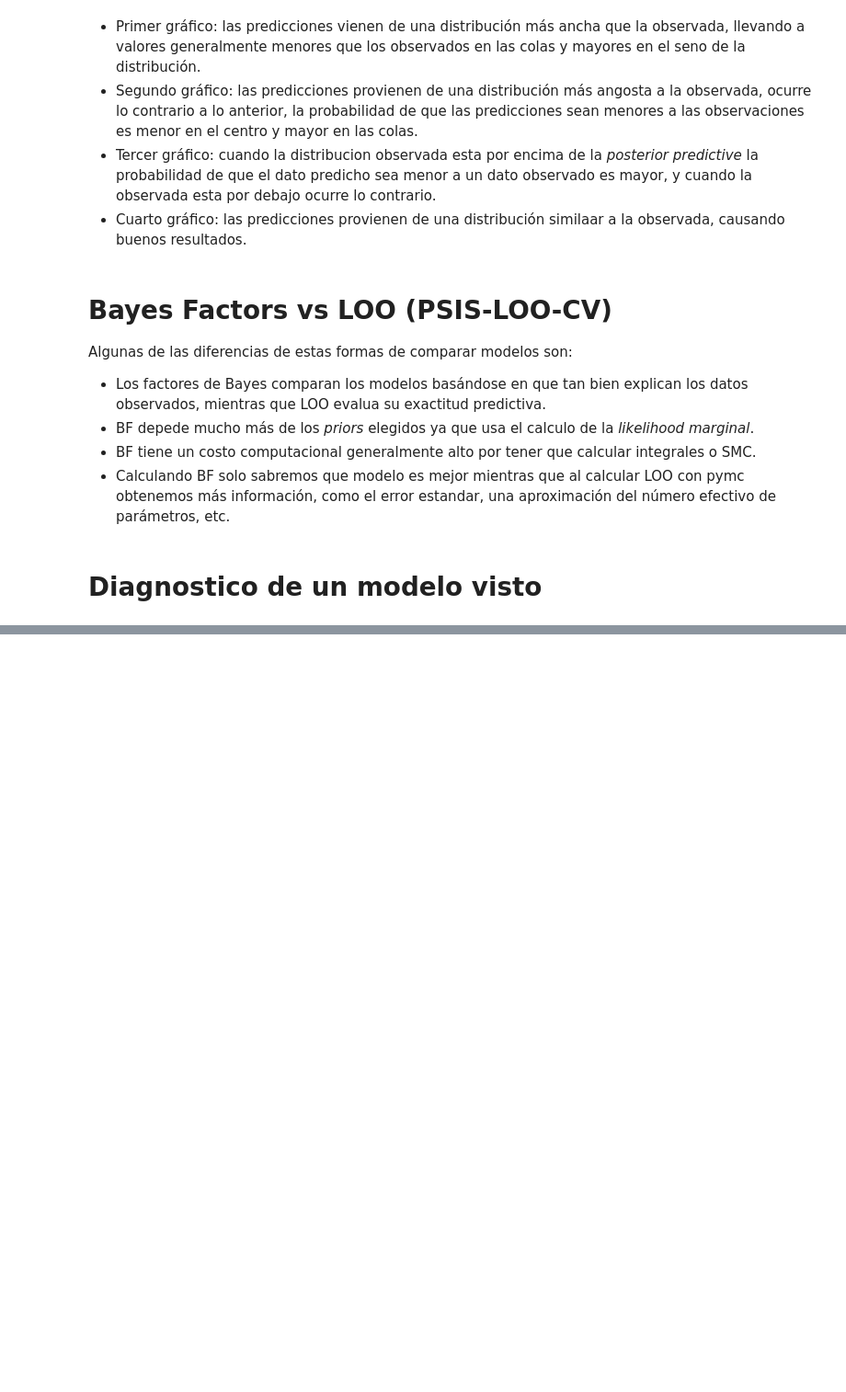
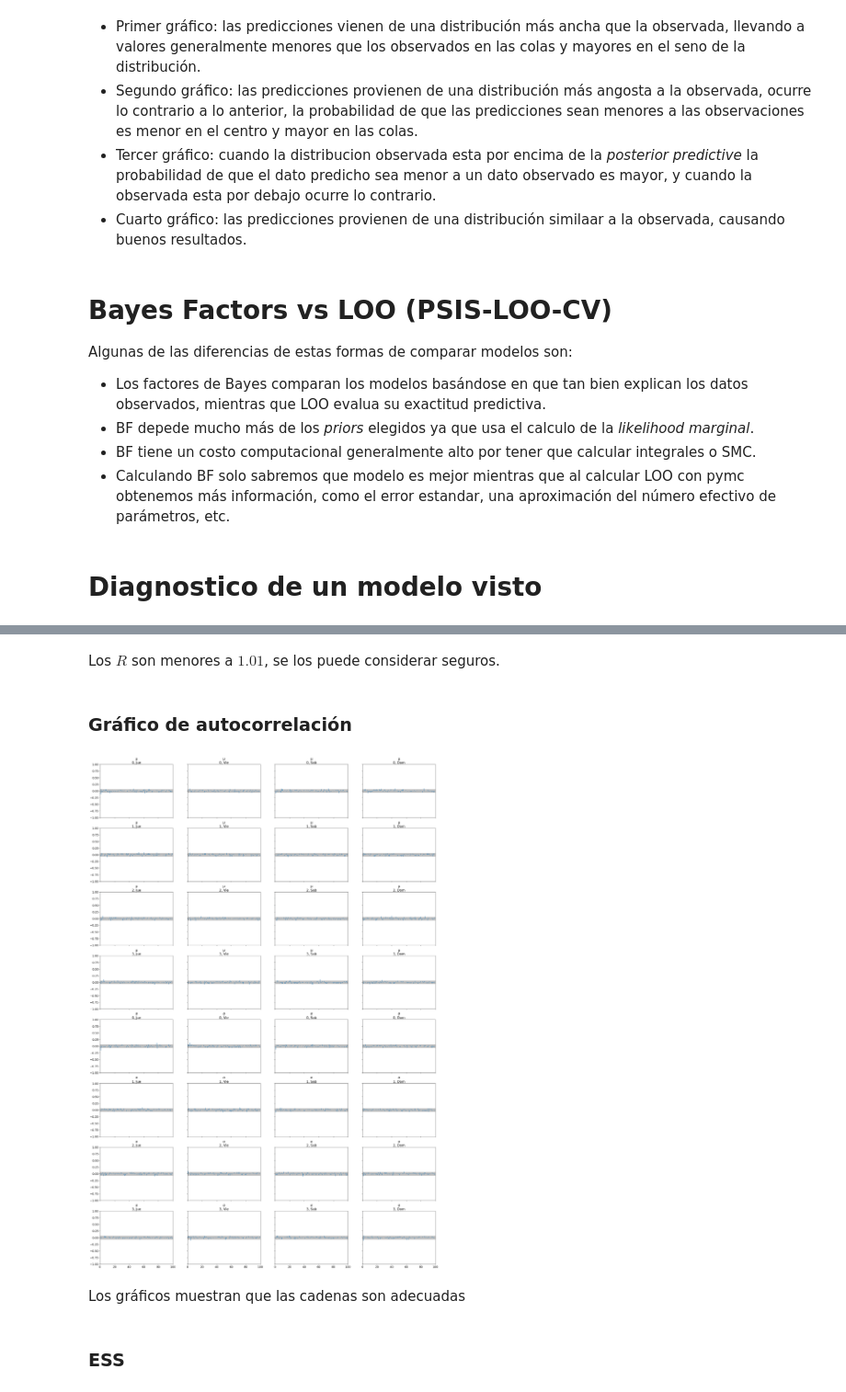
Before and after one commit to nazarenomm/Estadistica-e-Inferencia-2, a Jupyter notebook: ejercicios/ejercicios_04_01_nazareno_magallanes.ipynb, the cells around one changed output, grey strips where cells are left out. Shown at 92% size. Drawn from its saved outputs; the diff is of its cells as text; code cells hidden in the pictures; blank space fills up the shorter version.

```diff
--- a/ejercicios/ejercicios_04_01_nazareno_magallanes.ipynb
+++ b/ejercicios/ejercicios_04_01_nazareno_magallanes.ipynb
@@ -430,0 +471,12 @@ We recommend running at least 4 chains for robust computation of convergence dia
+# %% [markdown]
+Los $\hat{R}$ son menores a $1.01$, se los puede considerar seguros.
+# %% [markdown]
+### Gráfico de autocorrelación
+# %%
+az.plot_autocorr(idata_cg);
+# %% [output]
+[figure, added]
+# %% [markdown]
+Los gráficos muestran que las cadenas son adecuadas
+# %% [markdown]
+### ESS
```
Also changed, not shown: parts of 18 cells of this notebook, 2 other files.
